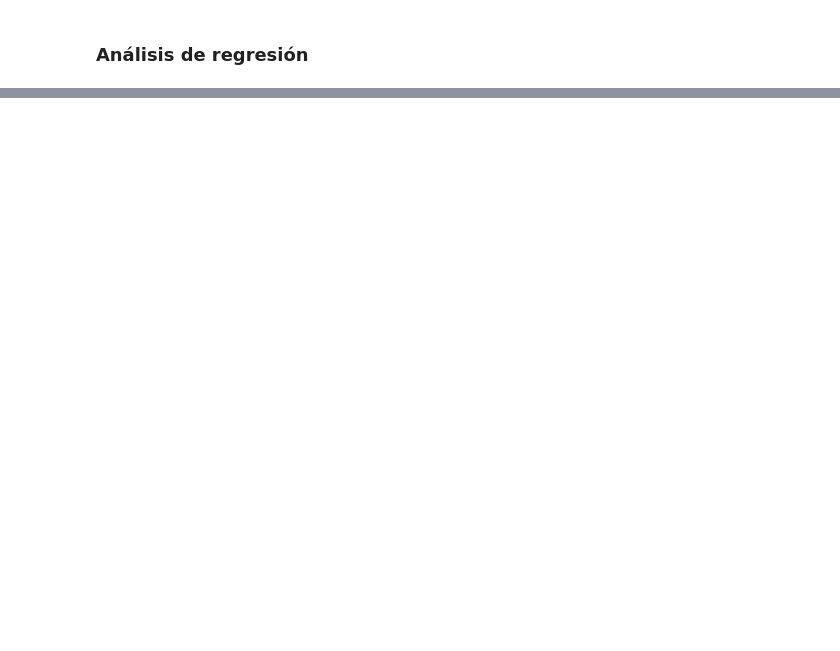
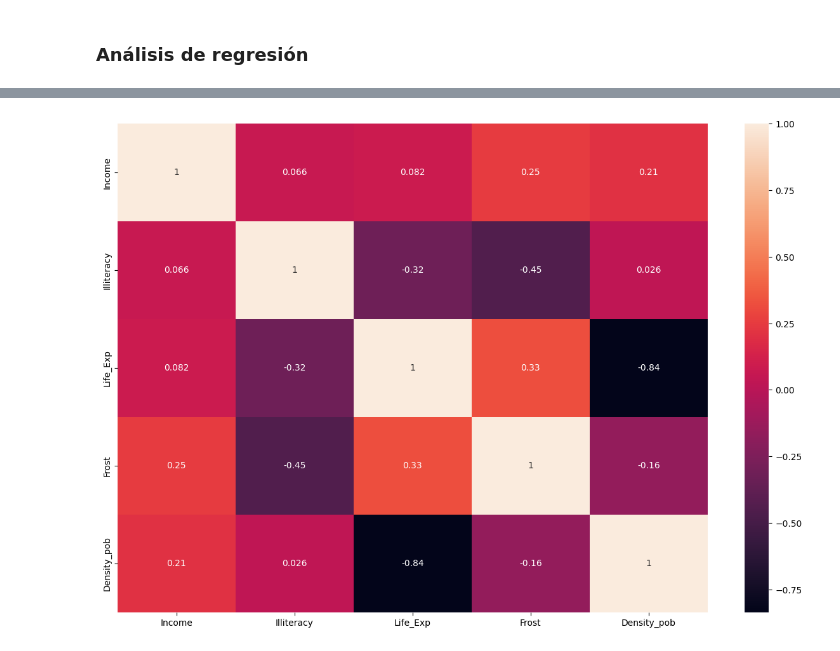
Before and after one commit to 2jcortesj2/info2, a Jupyter notebook: ESTADISTICA/Juan_regresion.ipynb, the cells around one changed output, grey strips where cells are left out. Drawn from its saved outputs; the diff is of its cells as text; code cells hidden in the pictures; blank space fills up the shorter version.

```diff
--- a/ESTADISTICA/Juan_regresion.ipynb
+++ b/ESTADISTICA/Juan_regresion.ipynb
@@ -41,0 +53,9 @@ ____
+# %%
+df_state_test = df_state_test.drop(['Population', 'Murder', 'Area', 'HS_Grad'], axis=1)
+plt.figure(figsize=(15,10))
+sns.heatmap(df_state_test.corr(),fmt='.2g',annot=True)
+plt.show()
+
+len(df_state_test)
+# %% [output]
+[figure, added]
```
Also changed, not shown: parts of 4 cells of this notebook.
